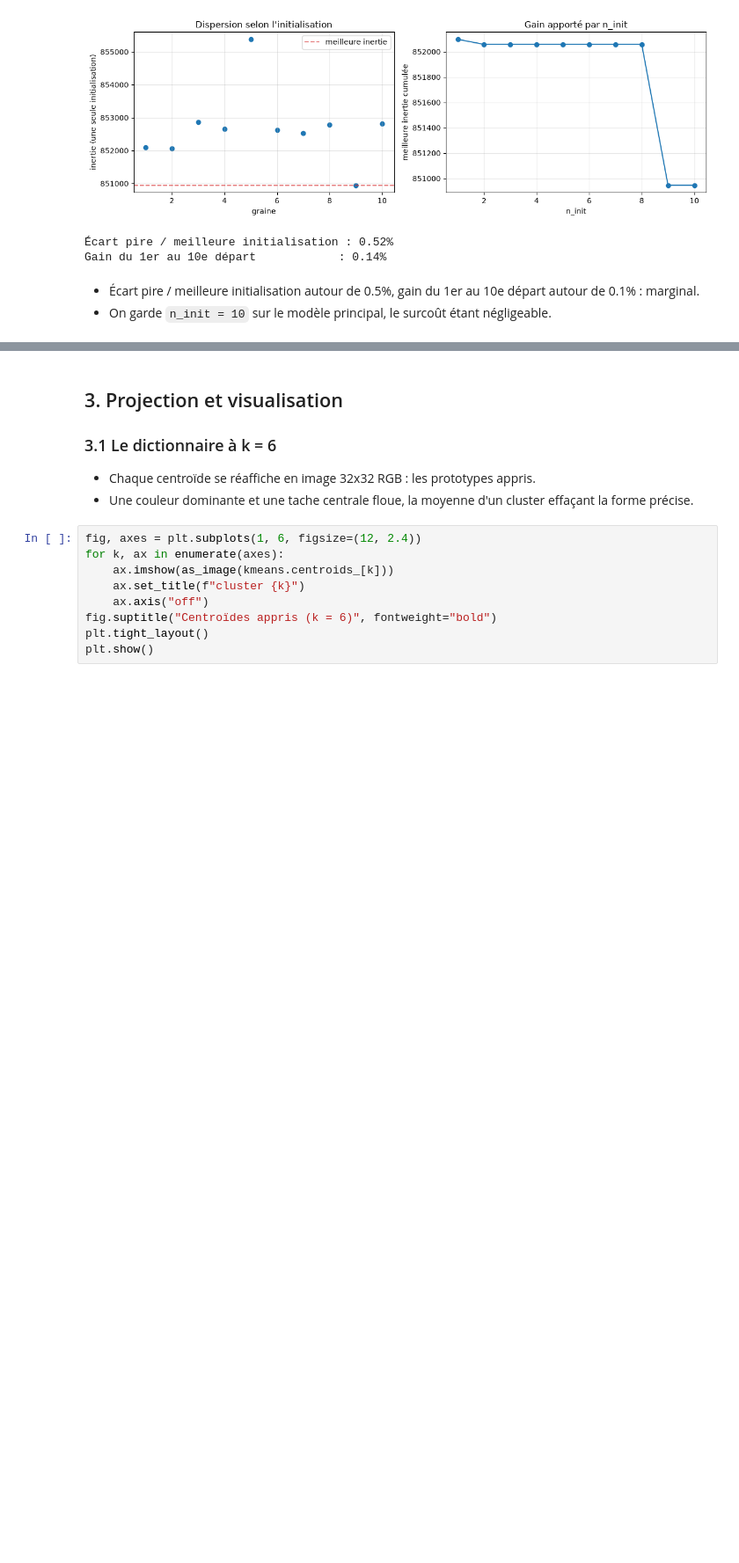
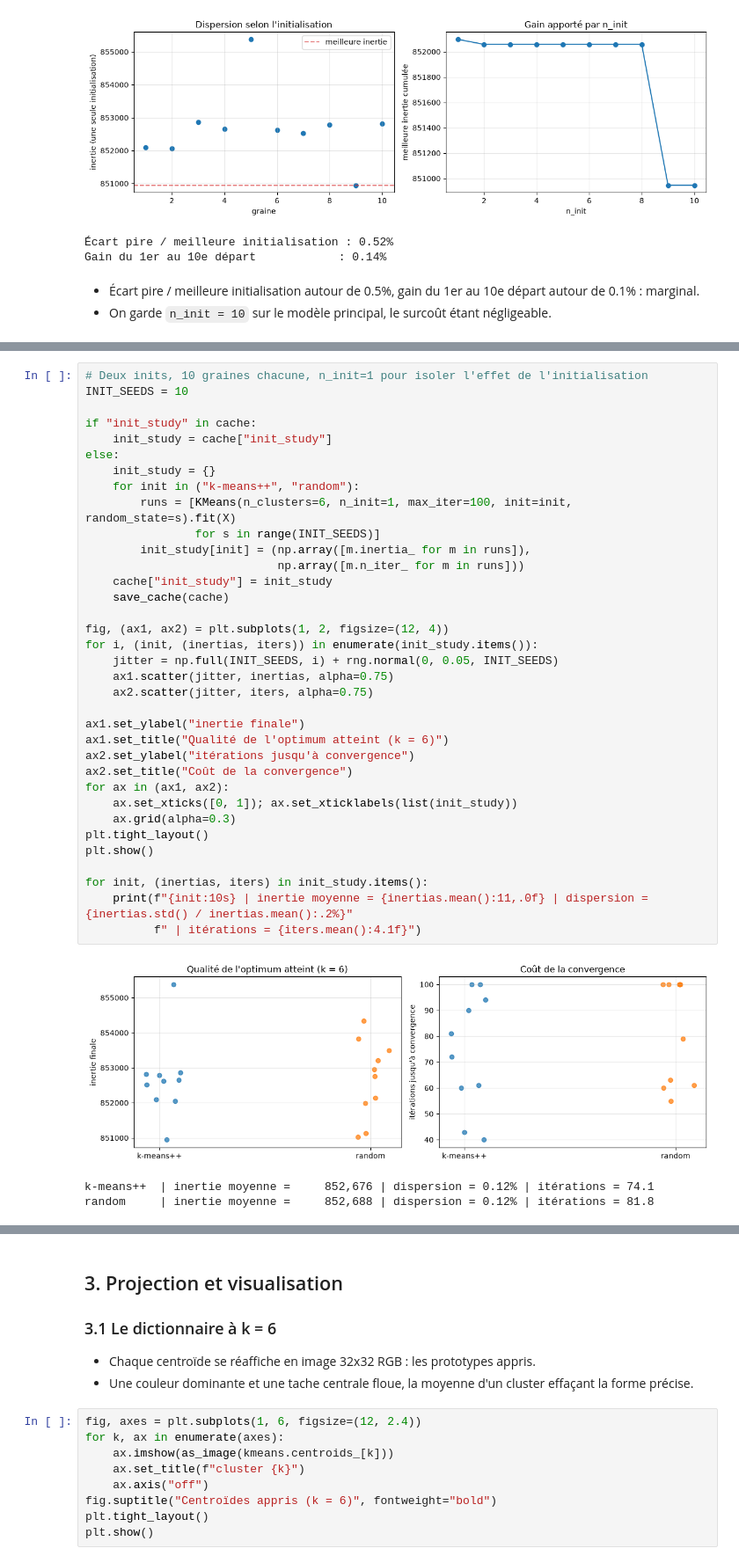
Before and after one commit to magicAyyub/unsupervised, a Jupyter notebook: notebooks/01_kmeans_shapes.ipynb, the cells around one changed output, grey strips where cells are left out. Shown at 88% size. Saved outputs shown, nothing was run; the diff lists cells and outputs as text; blank space fills up the shorter version.

```diff
--- a/notebooks/01_kmeans_shapes.ipynb
+++ b/notebooks/01_kmeans_shapes.ipynb
@@ -179,0 +186,39 @@ Gain du 1er au 10e départ            : 0.14%
+# %%
+# Deux inits, 10 graines chacune, n_init=1 pour isoler l'effet de l'initialisation
+INIT_SEEDS = 10
+
+if "init_study" in cache:
+    init_study = cache["init_study"]
+else:
+    init_study = {}
+    for init in ("k-means++", "random"):
+        runs = [KMeans(n_clusters=6, n_init=1, max_iter=100, init=init, random_state=s).fit(X)
+                for s in range(INIT_SEEDS)]
+        init_study[init] = (np.array([m.inertia_ for m in runs]),
+                            np.array([m.n_iter_ for m in runs]))
+    cache["init_study"] = init_study
+    save_cache(cache)
+
+fig, (ax1, ax2) = plt.subplots(1, 2, figsize=(12, 4))
+for i, (init, (inertias, iters)) in enumerate(init_study.items()):
+    jitter = np.full(INIT_SEEDS, i) + rng.normal(0, 0.05, INIT_SEEDS)
+    ax1.scatter(jitter, inertias, alpha=0.75)
+    ax2.scatter(jitter, iters, alpha=0.75)
+
+ax1.set_ylabel("inertie finale")
+ax1.set_title("Qualité de l'optimum atteint (k = 6)")
+ax2.set_ylabel("itérations jusqu'à convergence")
+ax2.set_title("Coût de la convergence")
+for ax in (ax1, ax2):
+    ax.set_xticks([0, 1]); ax.set_xticklabels(list(init_study))
+    ax.grid(alpha=0.3)
+plt.tight_layout()
+plt.show()
+
+for init, (inertias, iters) in init_study.items():
+    print(f"{init:10s} | inertie moyenne = {inertias.mean():11,.0f} | dispersion = {inertias.std() / inertias.mean():.2%}"
+          f" | itérations = {iters.mean():4.1f}")
+# %% [output]
+[figure, added]
+k-means++  | inertie moyenne =     852,676 | dispersion = 0.12% | itérations = 74.1
+random     | inertie moyenne =     852,688 | dispersion = 0.12% | itérations = 81.8
```
Also changed, not shown: parts of 12 cells of this notebook, 7 other files.
